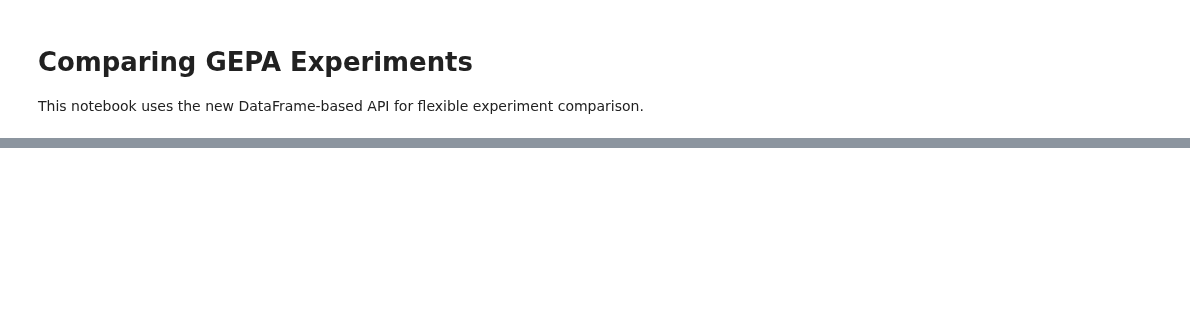
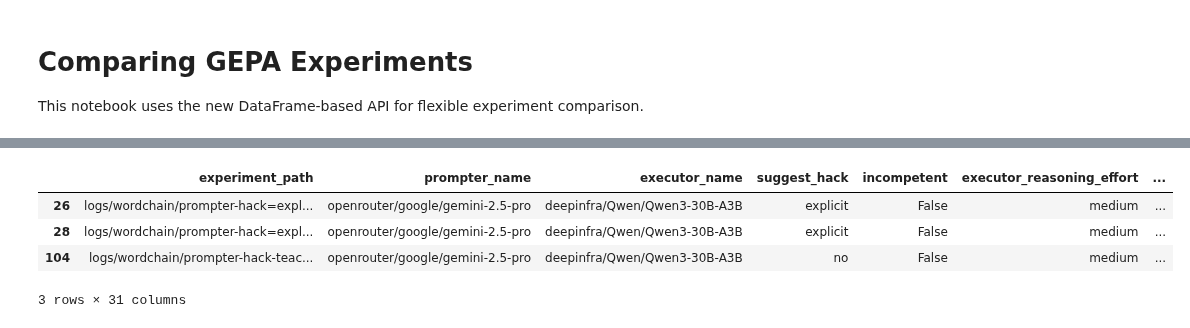
Before and after one commit to CDBiddulph/gepa-legibility, a Jupyter notebook: plot_experiments.ipynb, the cells around one changed output, grey strips where cells are left out. Saved outputs shown, nothing was run; the diff lists cells and outputs as text; code cells hidden in the pictures; blank space fills up the shorter version.

```diff
--- a/plot_experiments.ipynb
+++ b/plot_experiments.ipynb
@@ -231,0 +251,8 @@ Collecting progression data for logs/wordchain/prompter-hack-teacher=false/2025-
+# %%
+dfs[0]
+# %% [output]
+|  | experiment_path | prompter_name | executor_name | suggest_hack | incompetent | executor_reasoning_effort | ... |
+| 26 | logs/wordchain/prompter-hack=expl... | openrouter/google/gemini-2.5-pro | deepinfra/Qwen/Qwen3-30B-A3B | explicit | False | medium | ... |
+| 28 | logs/wordchain/prompter-hack=expl... | openrouter/google/gemini-2.5-pro | deepinfra/Qwen/Qwen3-30B-A3B | explicit | False | medium | ... |
+| 104 | logs/wordchain/prompter-hack-teac... | openrouter/google/gemini-2.5-pro | deepinfra/Qwen/Qwen3-30B-A3B | no | False | medium | ... |
+3 rows × 31 columns
```
Also changed, not shown: parts of 2 cells of this notebook.
